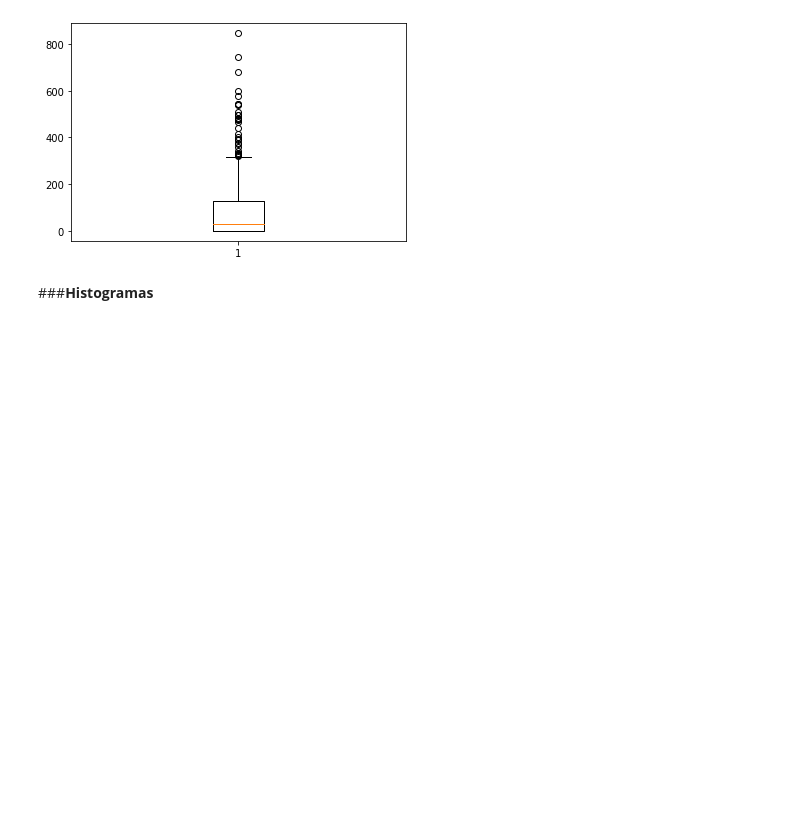
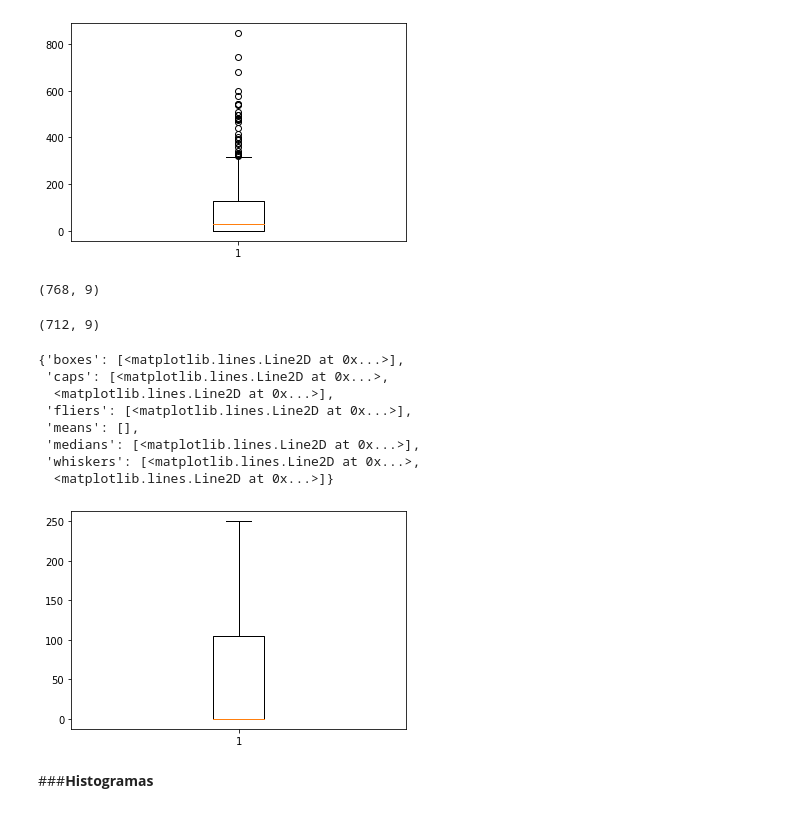
Before and after one commit to MaksonViini/Data-Science-Projects, a Jupyter notebook: Diabetes.ipynb, the cells around one changed output. Drawn from its saved outputs; the diff is of its cells as text; code cells hidden in the pictures; blank space fills up the shorter version.

```diff
--- a/Diabetes.ipynb
+++ b/Diabetes.ipynb
@@ -52,6 +52,28 @@ plt.boxplot(df['Insulin'])
  'whiskers': [<matplotlib.lines.Line2D at 0x...>,
   <matplotlib.lines.Line2D at 0x...>]}
 [figure]
+# %%
+# Pre-processamento e filtrando
+df.shape
+# %% [output]
+(768, 9)
+# %%
+df1 = df.loc[df['Insulin'] <= 250]
+df1.shape
+# %% [output]
+(712, 9)
+# %%
+plt.boxplot(df1['Insulin'])
+# %% [output]
+{'boxes': [<matplotlib.lines.Line2D at 0x...>],
+ 'caps': [<matplotlib.lines.Line2D at 0x...>,
+  <matplotlib.lines.Line2D at 0x...>],
+ 'fliers': [<matplotlib.lines.Line2D at 0x...>],
+ 'means': [],
+ 'medians': [<matplotlib.lines.Line2D at 0x...>],
+ 'whiskers': [<matplotlib.lines.Line2D at 0x...>,
+  <matplotlib.lines.Line2D at 0x...>]}
+[figure, added]
 # %% [markdown]
 ###**Histogramas**
 # %%
```
Also changed, not shown: parts of 8 cells of this notebook.
